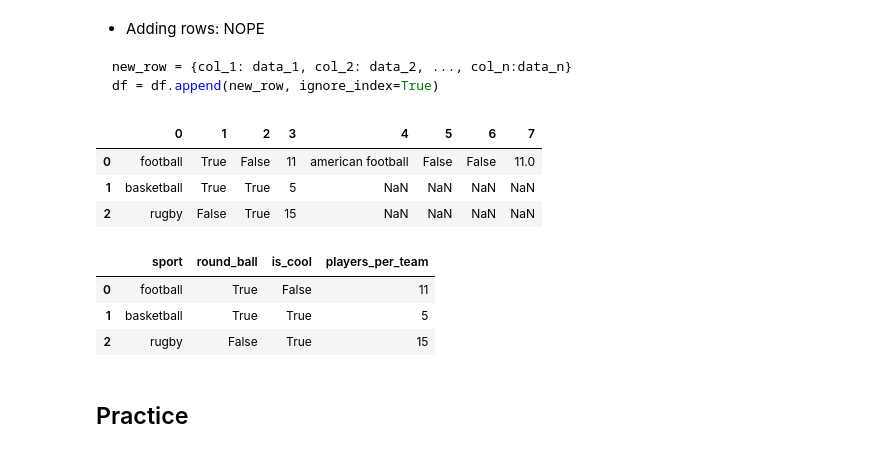
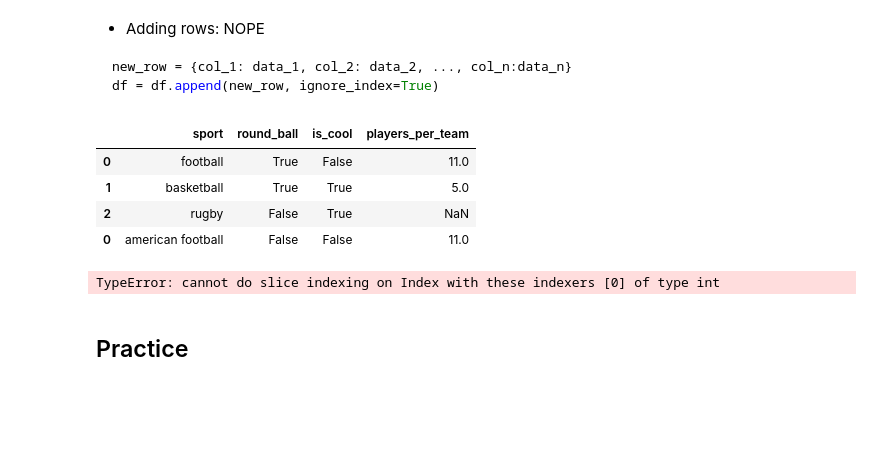
Before and after one commit to BOYSABIO/IE-University, a Jupyter notebook: IE_MASTERS/7_PYTHON_FOR_DATA_ANALYSIS/s14_intro_to_pandas.ipynb, the cells around one changed output. Cells and saved outputs as stored; diff of their text form; code cells hidden in the pictures; blank space fills up the shorter version.

```diff
--- a/IE_MASTERS/7_PYTHON_FOR_DATA_ANALYSIS/s14_intro_to_pandas.ipynb
+++ b/IE_MASTERS/7_PYTHON_FOR_DATA_ANALYSIS/s14_intro_to_pandas.ipynb
@@ -951,26 +950,27 @@ df = df.append(new_row, ignore_index=True)
 # %%
 # define new row
 am_football = [{
     "sport": "american football",
     "round_ball": False,
     "is_cool": False,
     "players_per_team": 11
 }]
 
 new_df = pd.DataFrame(am_football)
 
 # add new row for american football using concat
 # basically concat is used to add rows with axis=0 (default)
 # or columns with axis=1
-df = pd.concat([df_sport, new_df], ignore_index=True, axis=1)
+df = pd.concat([df_sport, new_df])
 
 # print df
 df
 # %% [output]
-|  | 0 | 1 | 2 | 3 | 4 | 5 | 6 | 7 |
-| 0 | football | True | False | 11 | american football | False | False | 11.0 |
-| 1 | basketball | True | True | 5 | NaN | NaN | NaN | NaN |
-| 2 | rugby | False | True | 15 | NaN | NaN | NaN | NaN |
+|  | sport | round_ball | is_cool | players_per_team |
+| 0 | football | True | False | 11.0 |
+| 1 | basketball | True | True | 5.0 |
+| 2 | rugby | False | True | NaN |
+| 0 | american football | False | False | 11.0 |
 # %%
 # reverting the screwed up df
 
@@ -980,10 +980,7 @@ df_fixed.columns = ["sport", "round_ball", "is_cool", "players_per_team"]
 
 df_fixed
 # %% [output]
-|  | sport | round_ball | is_cool | players_per_team |
-| 0 | football | True | False | 11 |
-| 1 | basketball | True | True | 5 |
-| 2 | rugby | False | True | 15 |
+TypeError: cannot do slice indexing on Index with these indexers [0] of type int
 # %% [markdown]
 ## Practice
 # %% [markdown]
```
Also changed, not shown: parts of 10 cells of this notebook, 3 other files.
